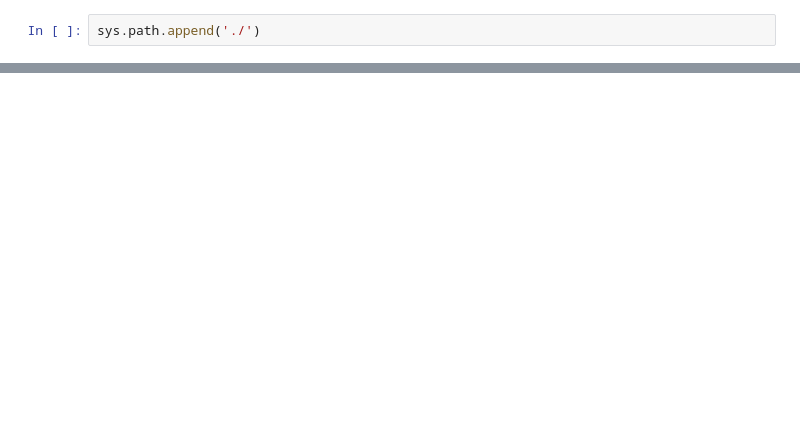
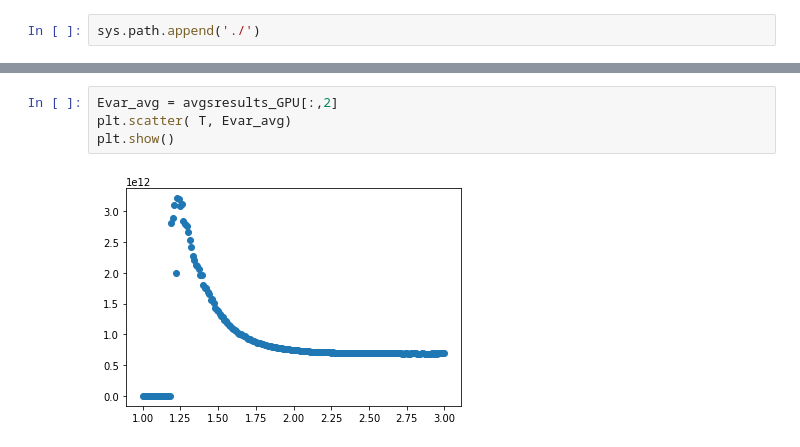
Before and after one commit to ernestyalumni/CompPhys, a Jupyter notebook: Cpp/Ising/ising.ipynb, the cells around one changed output, grey strips where cells are left out. Cells and saved outputs as stored; diff of their text form; blank space fills up the shorter version.

```diff
--- a/Cpp/Ising/ising.ipynb
+++ b/Cpp/Ising/ising.ipynb
@@ -142,0 +284,6 @@ sys.path.append('./')
+# %%
+Evar_avg = avgsresults_GPU[:,2]
+plt.scatter( T, Evar_avg)
+plt.show()
+# %% [output]
+[figure, added]
```
Also changed, not shown: parts of 29 cells of this notebook, 30 other files.
